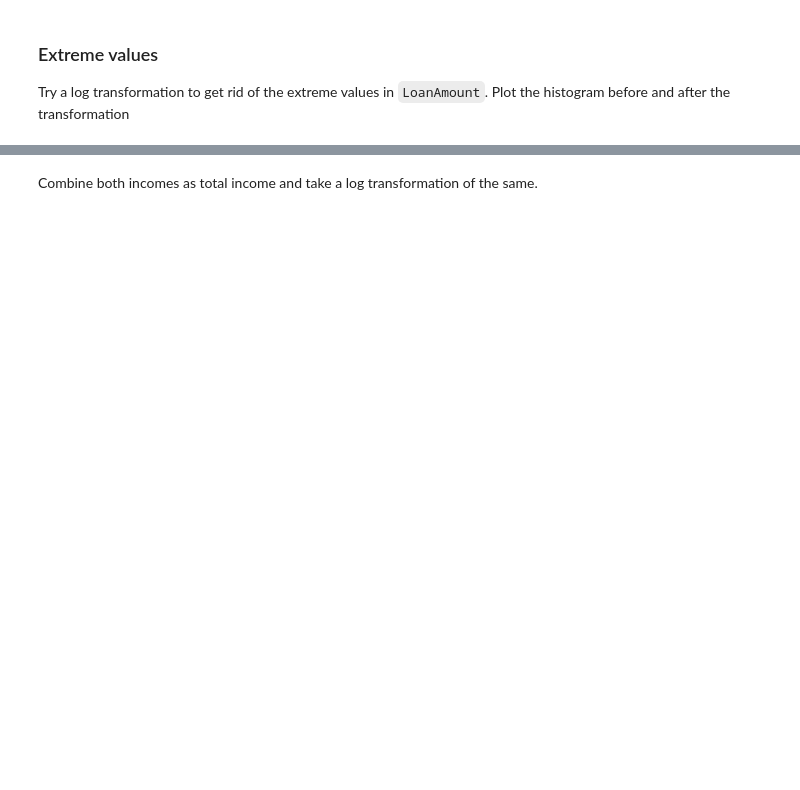
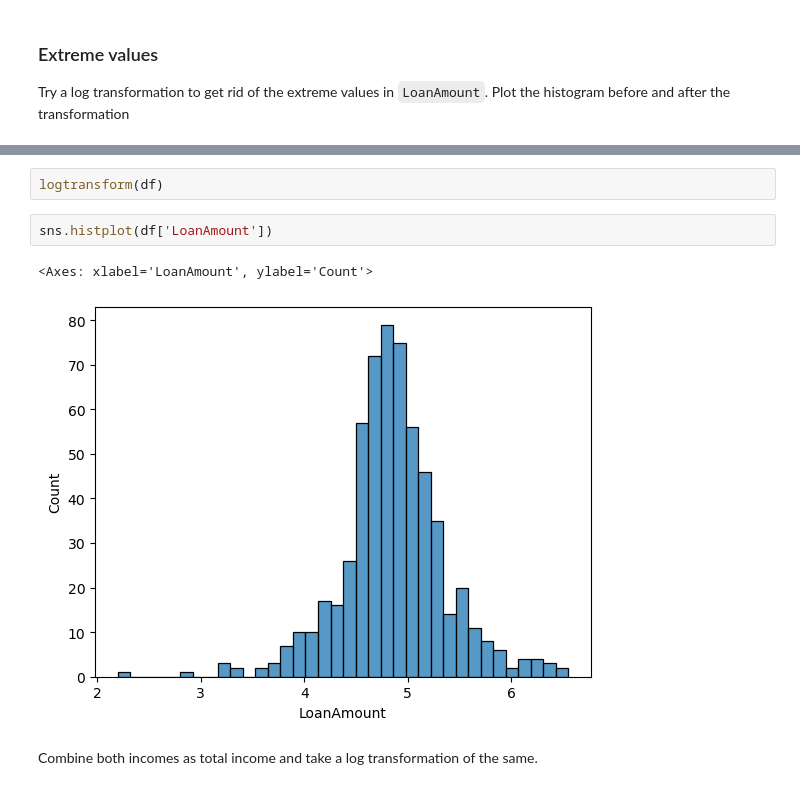
Before and after one commit to naqueattack/DeploymentProject, a Jupyter notebook: notebooks/instructions.ipynb, the cells around one changed output, grey strips where cells are left out. Saved outputs shown, nothing was run; the diff lists cells and outputs as text; blank space fills up the shorter version.

```diff
--- a/notebooks/instructions.ipynb
+++ b/notebooks/instructions.ipynb
@@ -390,2 +430,9 @@ Try a log transformation to get rid of the extreme values in `LoanAmount`. Plot
+# %%
+logtransform(df)
+# %%
+sns.histplot(df['LoanAmount'])
+# %% [output]
+<Axes: xlabel='LoanAmount', ylabel='Count'>
+[figure, added]
 # %% [markdown]
 Combine both incomes as total income and take a log transformation of the same.
```
Also changed, not shown: parts of 14 cells of this notebook.
